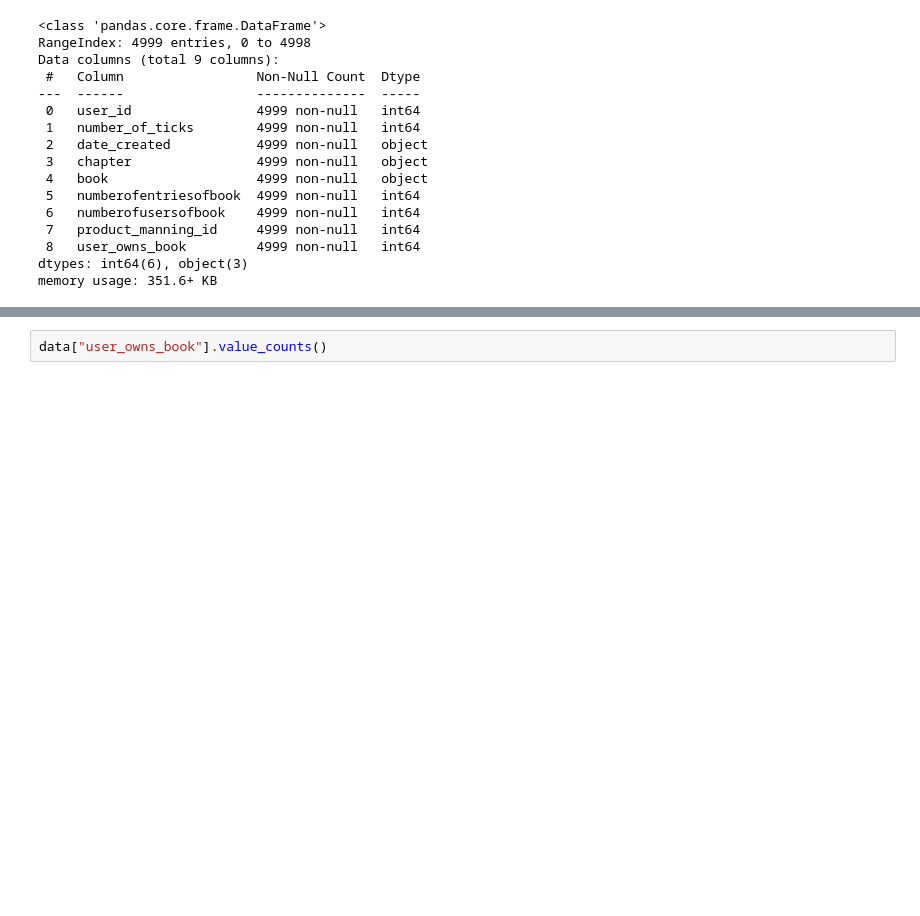
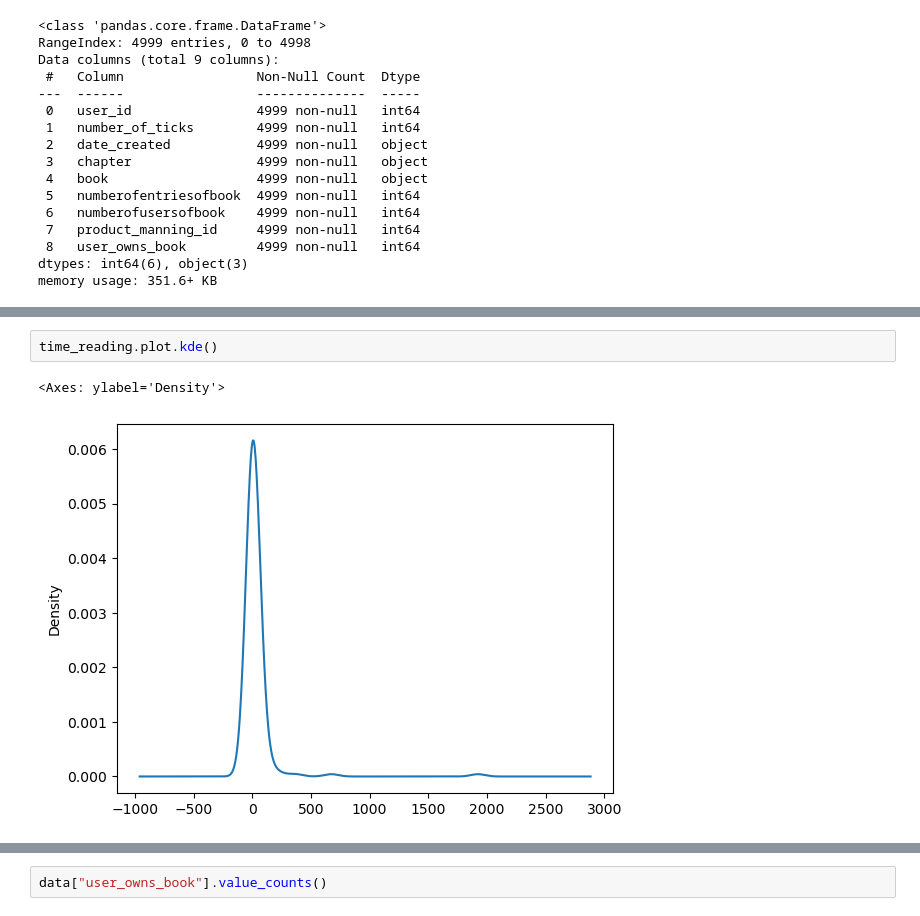
Before and after one commit to amina-safdar/book_recommender, a Jupyter notebook: notebooks/build_network_diagram.ipynb, the cells around one changed output, grey strips where cells are left out. Drawn from its saved outputs; the diff is of its cells as text; blank space fills up the shorter version.

```diff
--- a/notebooks/build_network_diagram.ipynb
+++ b/notebooks/build_network_diagram.ipynb
@@ -86,0 +134,5 @@ Name: number_of_ticks, Length: 158, dtype: int64
+# %%
+time_reading.plot.kde()
+# %% [output]
+<Axes: ylabel='Density'>
+[figure, added]
```
Also changed, not shown: parts of 47 cells of this notebook.
